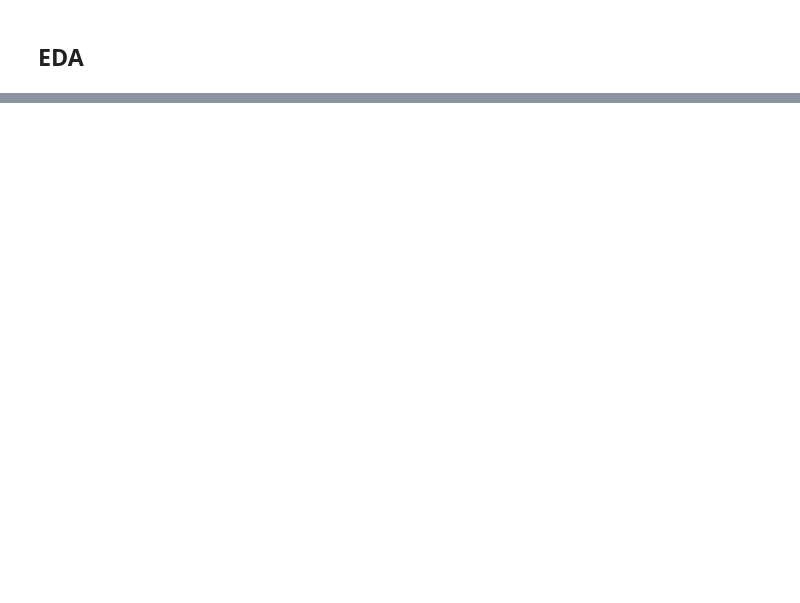
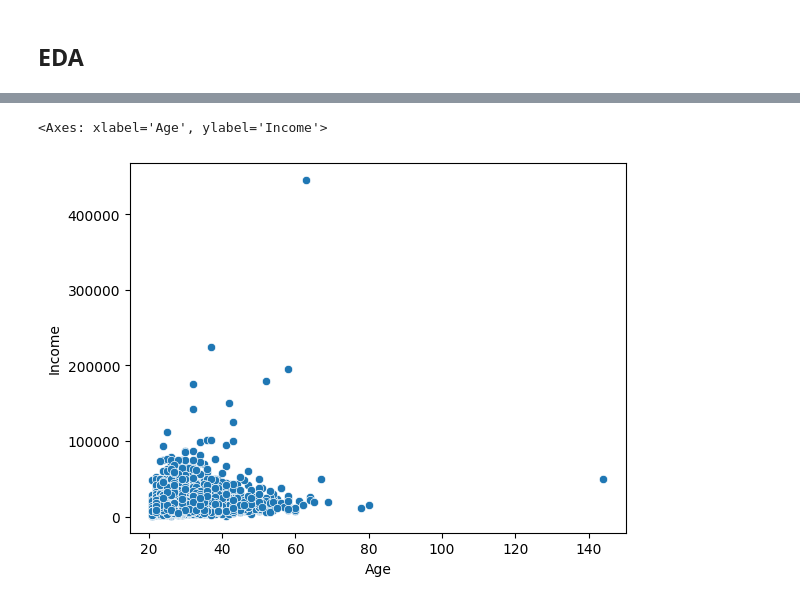
Before and after one commit to mulingwa/Loan_Risk_Prediction_Challenge_DATAMONDAYVIEWS, a Jupyter notebook: notebooks/Analysis.ipynb, the cells around one changed output, grey strips where cells are left out. Saved outputs shown, nothing was run; the diff lists cells and outputs as text; code cells hidden in the pictures; blank space fills up the shorter version.

```diff
--- a/notebooks/Analysis.ipynb
+++ b/notebooks/Analysis.ipynb
@@ -136,0 +146,9 @@ age_group
+# %%
+#correlation between age and income
+df_scatter = df
+df_scatter['Income'] = df_scatter['Income']/4
+# %%
+sns.scatterplot(data=df_scatter, x='Age', y='Income')
+# %% [output]
+<Axes: xlabel='Age', ylabel='Income'>
+[figure, added]
```
Also changed, not shown: parts of 6 cells of this notebook.
